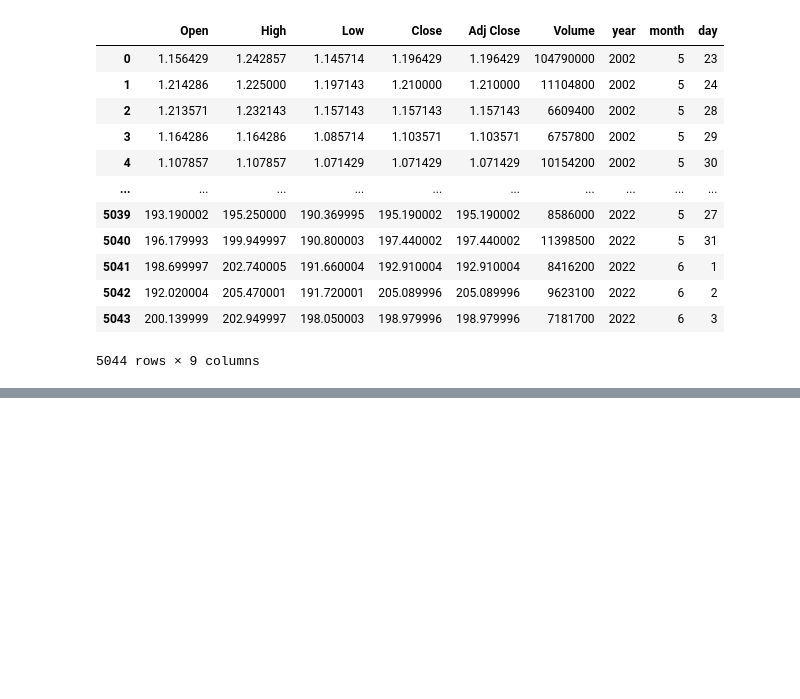
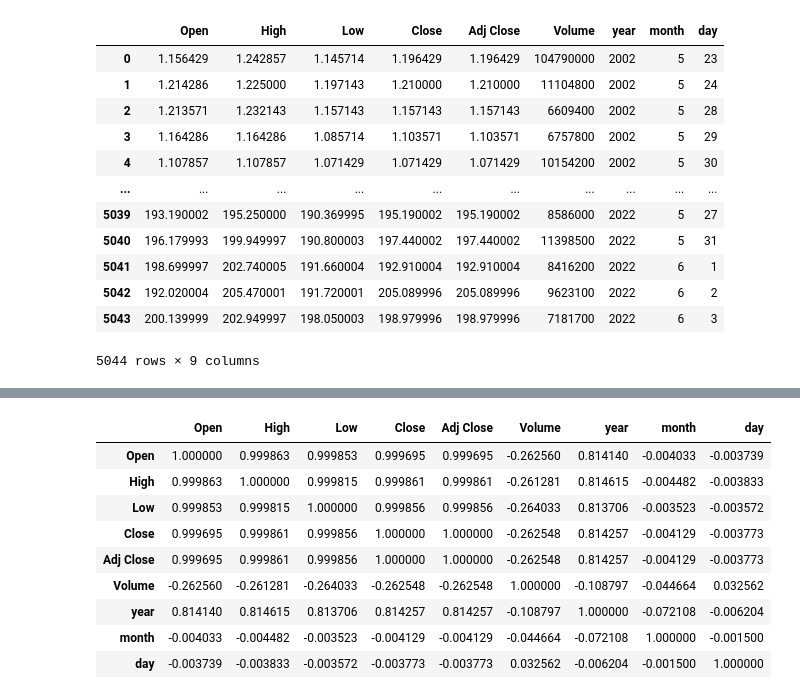
Before and after one commit to ozayug/NETFLIX_PRICE_PREDICTION_USING_ML, a Jupyter notebook: Netflix_price_predction.ipynb, the cells around one changed output, grey strips where cells are left out. Drawn from its saved outputs; the diff is of its cells as text; code cells hidden in the pictures; blank space fills up the shorter version.

Commit message:
add the code with corr relationship

```diff
--- a/Netflix_price_predction.ipynb
+++ b/Netflix_price_predction.ipynb
@@ -86,0 +148,13 @@ df
+# %%
+corr
+# %% [output]
+|  | Open | High | Low | Close | Adj Close | Volume | year | month | day |
+| Open | 1.000000 | 0.999863 | 0.999853 | 0.999695 | 0.999695 | -0.262560 | 0.814140 | -0.004033 | -0.003739 |
+| High | 0.999863 | 1.000000 | 0.999815 | 0.999861 | 0.999861 | -0.261281 | 0.814615 | -0.004482 | -0.003833 |
+| Low | 0.999853 | 0.999815 | 1.000000 | 0.999856 | 0.999856 | -0.264033 | 0.813706 | -0.003523 | -0.003572 |
+| Close | 0.999695 | 0.999861 | 0.999856 | 1.000000 | 1.000000 | -0.262548 | 0.814257 | -0.004129 | -0.003773 |
+| Adj Close | 0.999695 | 0.999861 | 0.999856 | 1.000000 | 1.000000 | -0.262548 | 0.814257 | -0.004129 | -0.003773 |
+| Volume | -0.262560 | -0.261281 | -0.264033 | -0.262548 | -0.262548 | 1.000000 | -0.108797 | -0.044664 | 0.032562 |
+| year | 0.814140 | 0.814615 | 0.813706 | 0.814257 | 0.814257 | -0.108797 | 1.000000 | -0.072108 | -0.006204 |
+| month | -0.004033 | -0.004482 | -0.003523 | -0.004129 | -0.004129 | -0.044664 | -0.072108 | 1.000000 | -0.001500 |
+| day | -0.003739 | -0.003833 | -0.003572 | -0.003773 | -0.003773 | 0.032562 | -0.006204 | -0.001500 | 1.000000 |
```
Also changed, not shown: parts of 15 cells of this notebook.
